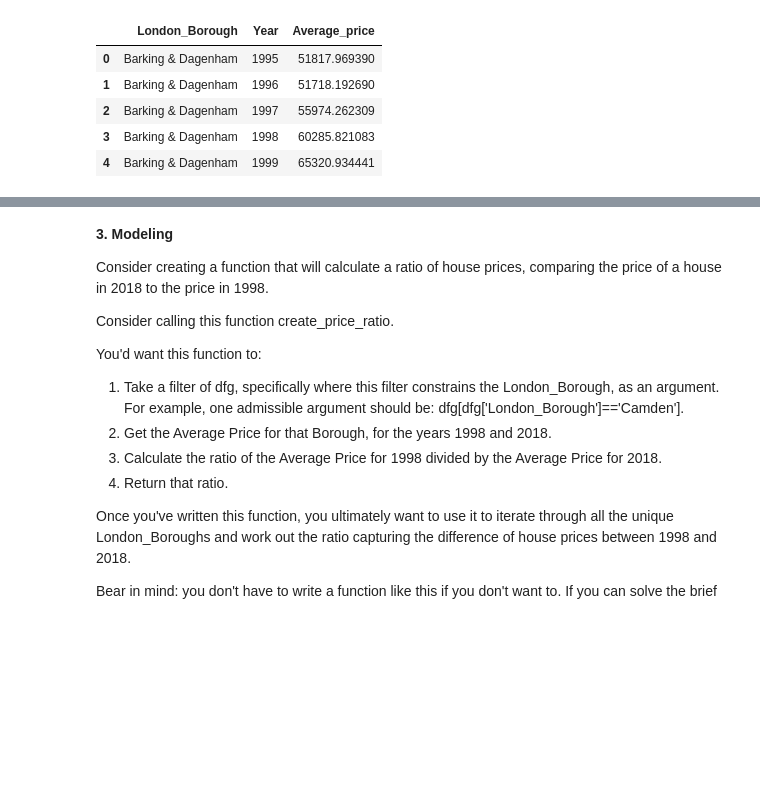
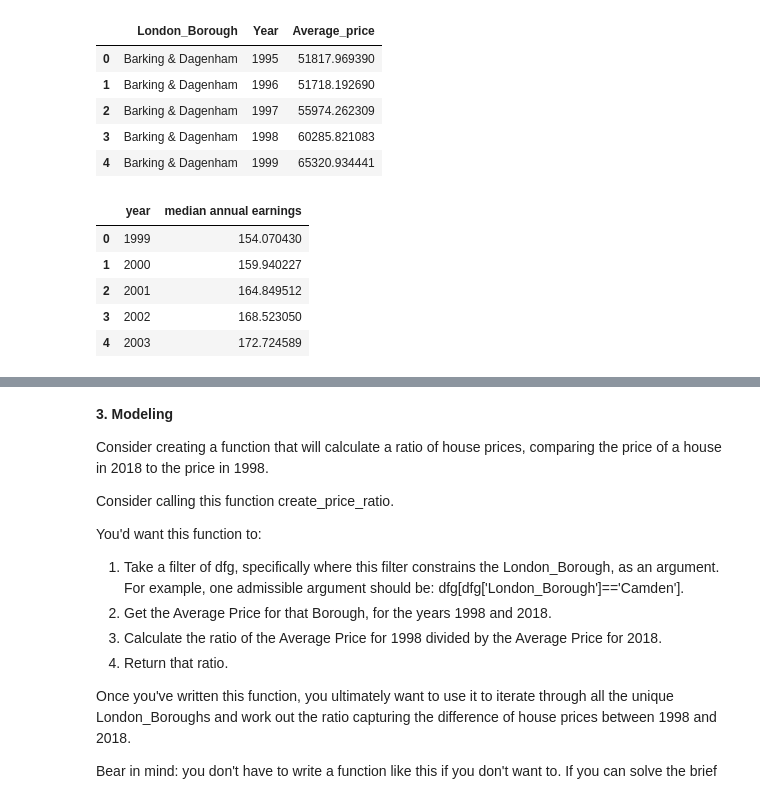
Before and after one commit to fugisawa/Springboard, a Jupyter notebook: Unit 4 Challenge - Tier 3.ipynb, the cells around one changed output, grey strips where cells are left out. Cells and saved outputs as stored; diff of their text form; code cells hidden in the pictures; blank space fills up the shorter version.

```diff
--- a/Unit 4 Challenge - Tier 3.ipynb
+++ b/Unit 4 Challenge - Tier 3.ipynb
@@ -299,3 +299,16 @@ dfg.head()
 | 2 | Barking & Dagenham | 1997 | 55974.262309 |
 | 3 | Barking & Dagenham | 1998 | 60285.821083 |
 | 4 | Barking & Dagenham | 1999 | 65320.934441 |
+# %%
+#load median annual earnings data
+earnings = pd.read_excel('statistic_id1002964_average-annual-earnings-for-full-time-employees-in-the-uk-1999-2023.xlsx', sheet_name='Data')
+# Change the median annual earnings column to  an index, where the value of the median annual earnings from 1999 starts at 154.070430.
+earnings['median annual earnings'] = (earnings['median annual earnings']/earnings['median annual earnings'][0])*100 + 54.070430
+earnings.head()
+# %% [output]
+|  | year | median annual earnings |
+| 0 | 1999 | 154.070430 |
+| 1 | 2000 | 159.940227 |
+| 2 | 2001 | 164.849512 |
+| 3 | 2002 | 168.523050 |
+| 4 | 2003 | 172.724589 |
```
Also changed, not shown: parts of 4 cells of this notebook.
